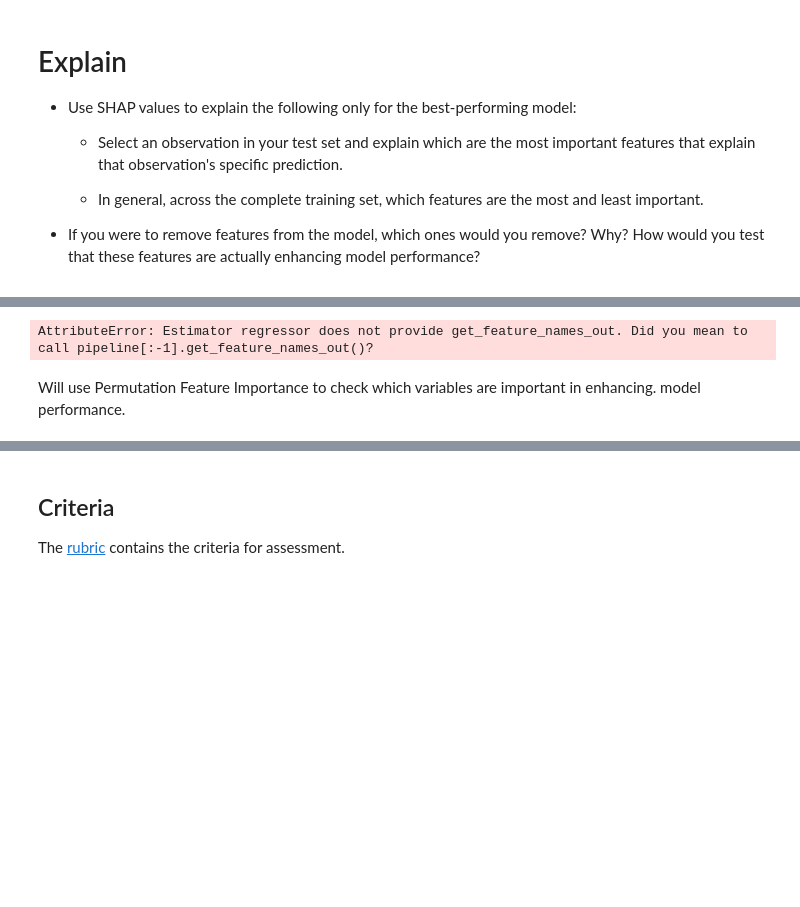
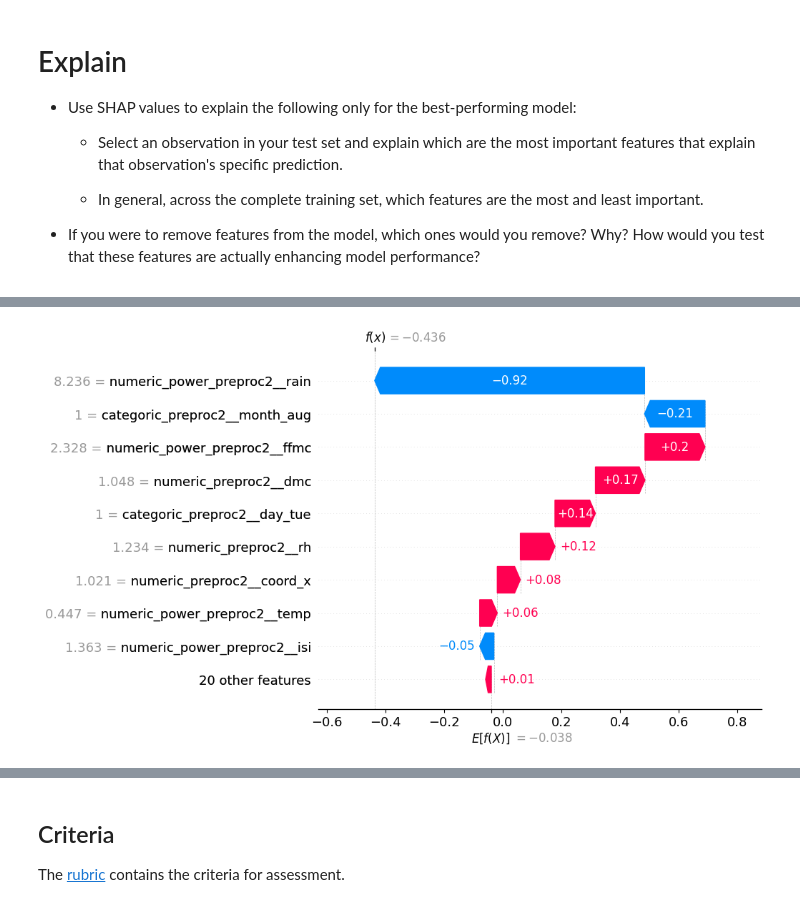
Before and after one commit to Shaifali-Tailor/production, a Jupyter notebook: 02_activities/assignments/assignment_2.ipynb, the cells around one changed output, grey strips where cells are left out. Cells and saved outputs as stored; diff of their text form; code cells hidden in the pictures; blank space fills up the shorter version.

```diff
--- a/02_activities/assignments/assignment_2.ipynb
+++ b/02_activities/assignments/assignment_2.ipynb
@@ -580,14 +603,16 @@ with open('./models/forest_fire.pkl', 'wb') as f:
 # %%
 import shap
-data_transform = pipe.named_steps['preproc'].transform(X_test)
+Pipeline_B.fit(X_train, Y_train)
+data_transform = Pipeline_B.named_steps['preprocessing'].transform(X_test)
+
 
 explainer = shap.explainers.Linear(
-    pipe.named_steps['clf'],
+    Pipeline_B.named_steps['regressor'],
     data_transform,
-    feature_names = pipe.named_steps['preproc'].get_feature_names_out())
+    feature_names = Pipeline_B.named_steps['preprocessing'].get_feature_names_out())
 
 shap_values = explainer(data_transform)
-# %% [output]
-AttributeError: Estimator regressor does not provide get_feature_names_out. Did you mean to call pipeline[:-1].get_feature_names_out()?
-# %% [markdown]
-Will use Permutation Feature Importance to check which variables are important in enhancing. model performance.
+# %%
+shap.plots.waterfall(shap_values[1])
+# %% [output]
+[figure, added]
```
Also changed, not shown: parts of 9 cells of this notebook.
